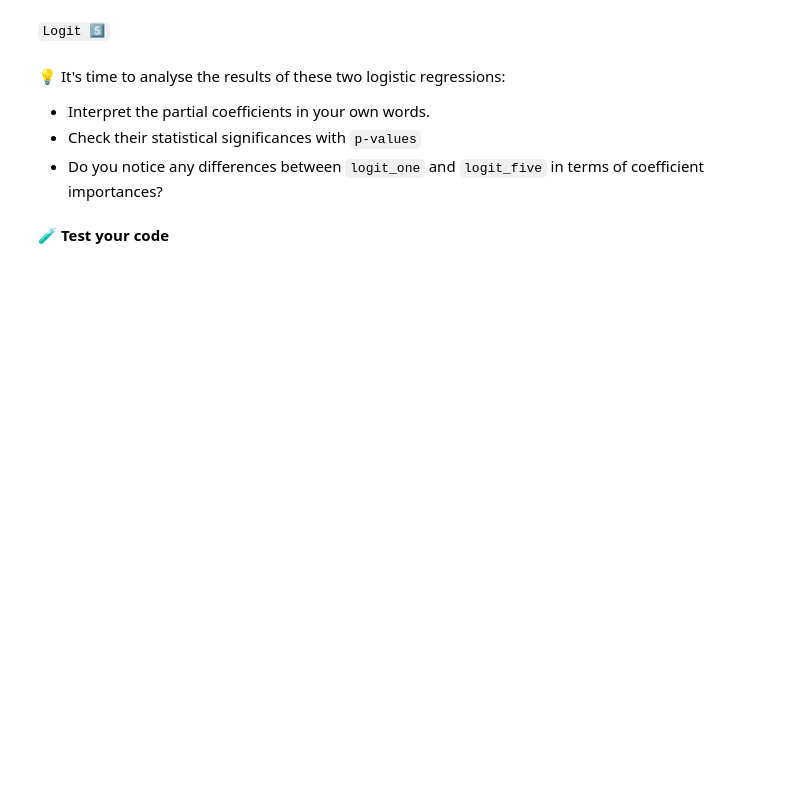
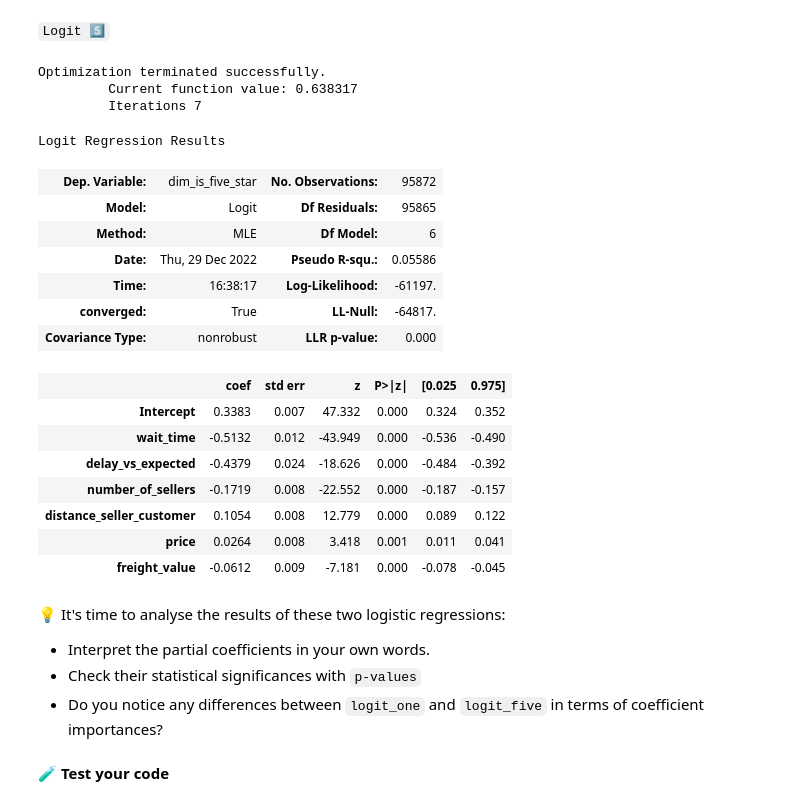
Before and after one commit to multiyumz/data-science-challenges, a Jupyter notebook: data-logit/logit.ipynb, the cells around one changed output. Saved outputs shown, nothing was run; the diff lists cells and outputs as text; code cells hidden in the pictures; blank space fills up the shorter version.

```diff
--- a/data-logit/logit.ipynb
+++ b/data-logit/logit.ipynb
@@ -98,3 +145,26 @@ vif_data[]
+# %%
+logit_5 = smf.logit(formula='dim_is_five_star ~'+ ' + '.join(features), data=order_standardised).fit()
+logit_5.summary()`
+# %% [output]
+Optimization terminated successfully.
+         Current function value: 0.638317
+         Iterations 7
+Logit Regression Results
+| Dep. Variable: | dim_is_five_star | No. Observations: | 95872 |
+| Model: | Logit | Df Residuals: | 95865 |
+| Method: | MLE | Df Model: | 6 |
+| Date: | Thu, 29 Dec 2022 | Pseudo R-squ.: | 0.05586 |
+| Time: | 16:38:17 | Log-Likelihood: | -61197. |
+| converged: | True | LL-Null: | -64817. |
+| Covariance Type: | nonrobust | LLR p-value: | 0.000 |
+|  | coef | std err | z | P>|z| | [0.025 | 0.975] |
+| Intercept | 0.3383 | 0.007 | 47.332 | 0.000 | 0.324 | 0.352 |
+| wait_time | -0.5132 | 0.012 | -43.949 | 0.000 | -0.536 | -0.490 |
+| delay_vs_expected | -0.4379 | 0.024 | -18.626 | 0.000 | -0.484 | -0.392 |
+| number_of_sellers | -0.1719 | 0.008 | -22.552 | 0.000 | -0.187 | -0.157 |
+| distance_seller_customer | 0.1054 | 0.008 | 12.779 | 0.000 | 0.089 | 0.122 |
+| price | 0.0264 | 0.008 | 3.418 | 0.001 | 0.011 | 0.041 |
+| freight_value | -0.0612 | 0.009 | -7.181 | 0.000 | -0.078 | -0.045 |
 # %% [markdown]
 💡 It's time to analyse the results of these two logistic regressions:
 
```
Also changed, not shown: parts of 12 cells of this notebook, 1 other file.
